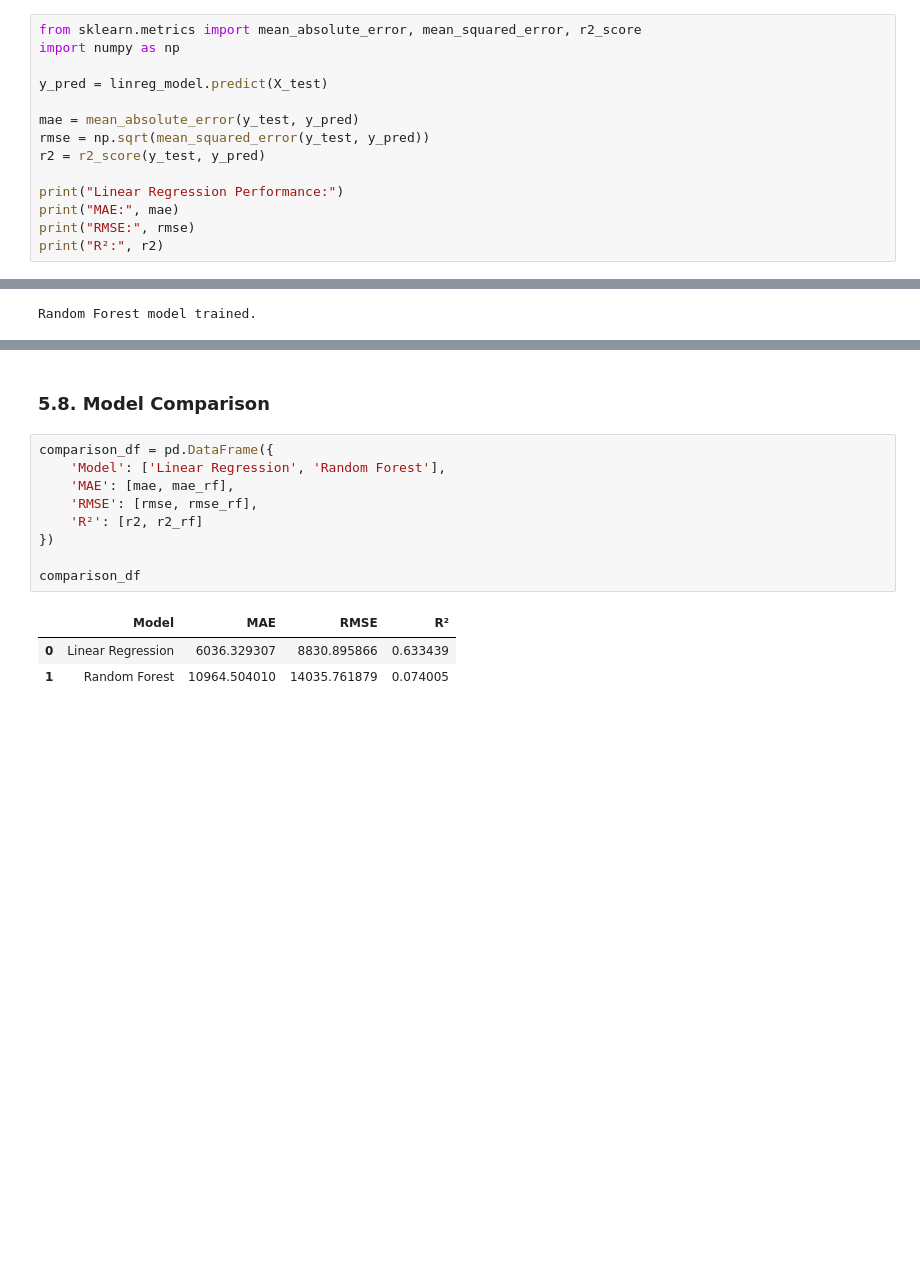
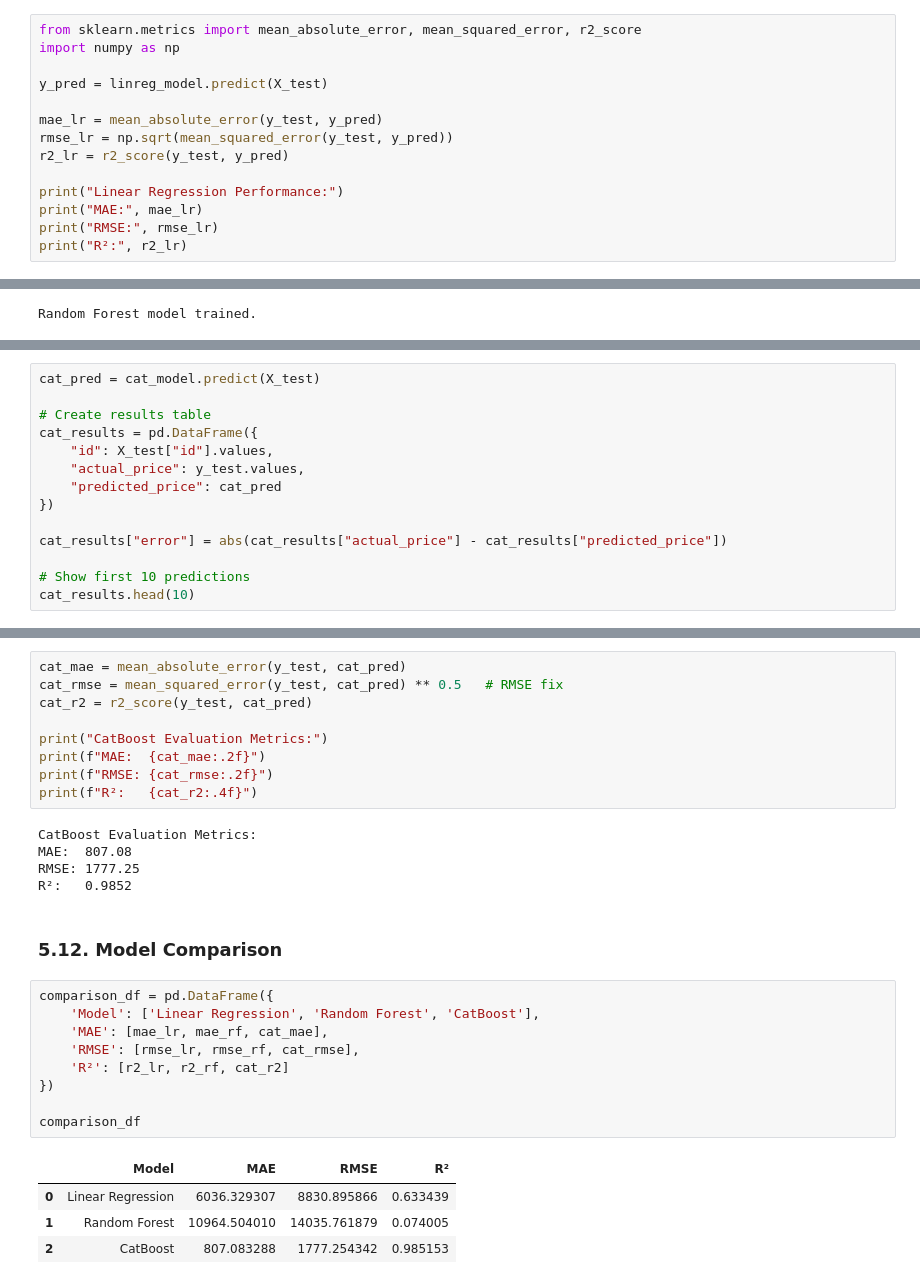
Before and after one commit to clebastard21/catherine-ml-portfolio, a Jupyter notebook: supervised-learning/vehicle-price-prediction.ipynb, the cells around one changed output, grey strips where cells are left out. Saved outputs shown, nothing was run; the diff lists cells and outputs as text; blank space fills up the shorter version.

```diff
--- a/supervised-learning/vehicle-price-prediction.ipynb
+++ b/supervised-learning/vehicle-price-prediction.ipynb
@@ -612,14 +640,14 @@ import numpy as np
 
 y_pred = linreg_model.predict(X_test)
 
-mae = mean_absolute_error(y_test, y_pred)
-rmse = np.sqrt(mean_squared_error(y_test, y_pred))
-r2 = r2_score(y_test, y_pred)
+mae_lr = mean_absolute_error(y_test, y_pred)
+rmse_lr = np.sqrt(mean_squared_error(y_test, y_pred))
+r2_lr = r2_score(y_test, y_pred)
 
 print("Linear Regression Performance:")
-print("MAE:", mae)
-print("RMSE:", rmse)
-print("R²:", r2)
+print("MAE:", mae_lr)
+print("RMSE:", rmse_lr)
+print("R²:", r2_lr)
 # %% [output]
 Linear Regression Performance:
 MAE: 6036.329307322498
@@ -698,0 +753,14 @@ feature_importance_df
+# %%
+cat_pred = cat_model.predict(X_test)
+
+# Create results table
+cat_results = pd.DataFrame({
+    "id": X_test["id"].values,
+    "actual_price": y_test.values,
+    "predicted_price": cat_pred
+})
+
+cat_results["error"] = abs(cat_results["actual_price"] - cat_results["predicted_price"])
+
+# Show first 10 predictions
+cat_results.head(10)
@@ -699,16 +781,31 @@ feature_importance_df
+# %%
+cat_mae = mean_absolute_error(y_test, cat_pred)
+cat_rmse = mean_squared_error(y_test, cat_pred) ** 0.5   # RMSE fix
+cat_r2 = r2_score(y_test, cat_pred)
+
+print("CatBoost Evaluation Metrics:")
+print(f"MAE:  {cat_mae:.2f}")
+print(f"RMSE: {cat_rmse:.2f}")
+print(f"R²:   {cat_r2:.4f}")
+# %% [output]
+CatBoost Evaluation Metrics:
+MAE:  807.08
+RMSE: 1777.25
+R²:   0.9852
 # %% [markdown]
-### 5.8. Model Comparison
+### 5.12. Model Comparison
 # %%
 comparison_df = pd.DataFrame({
-    'Model': ['Linear Regression', 'Random Forest'],
-    'MAE': [mae, mae_rf],
-    'RMSE': [rmse, rmse_rf],
-    'R²': [r2, r2_rf]
+    'Model': ['Linear Regression', 'Random Forest', 'CatBoost'],
+    'MAE': [mae_lr, mae_rf, cat_mae],
+    'RMSE': [rmse_lr, rmse_rf, cat_rmse],
+    'R²': [r2_lr, r2_rf, cat_r2]
 })
 
 comparison_df
 # %% [output]
 |  | Model | MAE | RMSE | R² |
 | 0 | Linear Regression | 6036.329307 | 8830.895866 | 0.633439 |
 | 1 | Random Forest | 10964.504010 | 14035.761879 | 0.074005 |
+| 2 | CatBoost | 807.083288 | 1777.254342 | 0.985153 |
 # %% [markdown]
```
Also changed, not shown: parts of 21 cells of this notebook.
